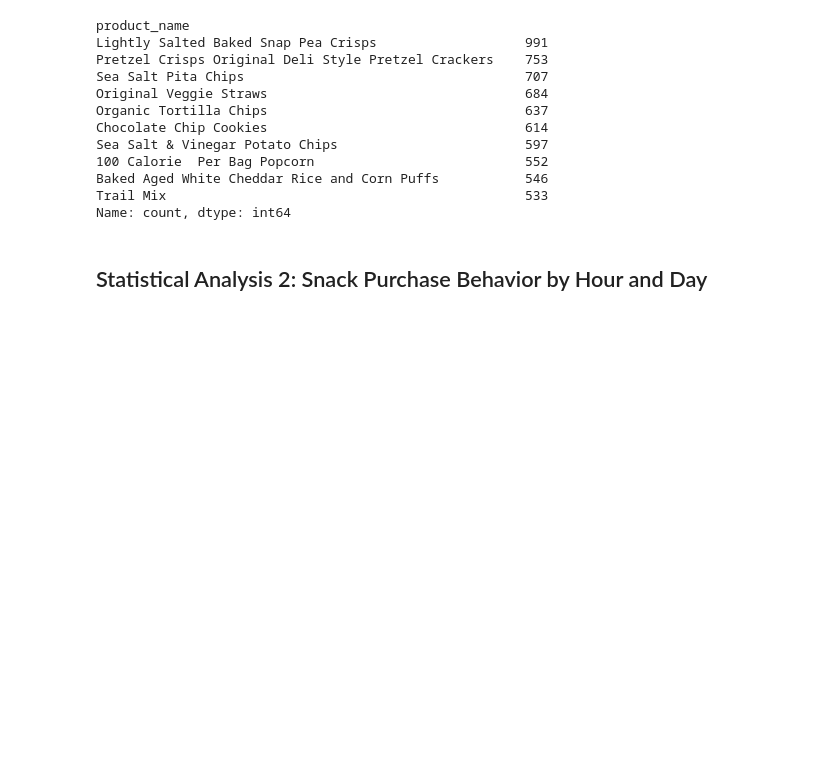
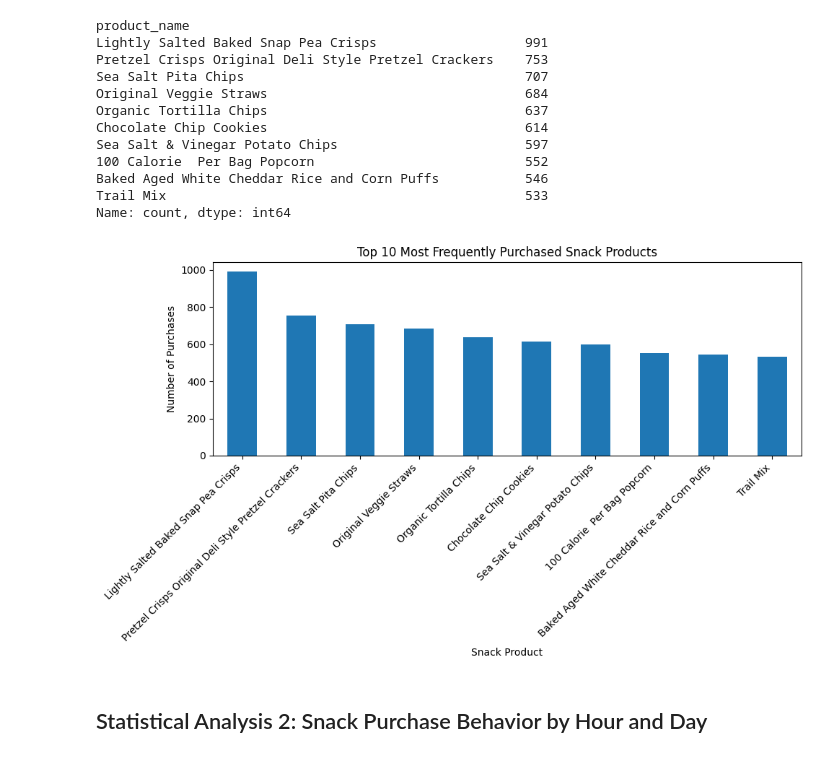
Before and after one commit to SpencerLevine9/instacart-data-mining-snacks, a Jupyter notebook: COMP_541_Project.ipynb, the cells around one changed output. Saved outputs shown, nothing was run; the diff lists cells and outputs as text; code cells hidden in the pictures; blank space fills up the shorter version.

```diff
--- a/COMP_541_Project.ipynb
+++ b/COMP_541_Project.ipynb
@@ -103,6 +103,29 @@ Sea Salt & Vinegar Potato Chips                        597
 Baked Aged White Cheddar Rice and Corn Puffs           546
 Trail Mix                                              533
 Name: count, dtype: int64
+# %%
+# Visualization for top 10 snack products
+
+top_snack_products = order_products_train_df.merge(
+    products_df[["product_id", "product_name", "department_id"]],
+    on="product_id",
+    how="left"
+)
+
+top_snack_products = top_snack_products[
+    top_snack_products["department_id"] == 19
+]["product_name"].value_counts().head(10)
+
+top_snack_products.plot(kind="bar", figsize=(10, 6))
+
+plt.title("Top 10 Most Frequently Purchased Snack Products")
+plt.xlabel("Snack Product")
+plt.ylabel("Number of Purchases")
+plt.xticks(rotation=45, ha="right")
+plt.tight_layout()
+plt.show()
+# %% [output]
+[figure, added]
 # %% [markdown]
 ## Statistical Analysis 2: Snack Purchase Behavior by Hour and Day
 # %%
```
Also changed, not shown: parts of 9 cells of this notebook.
